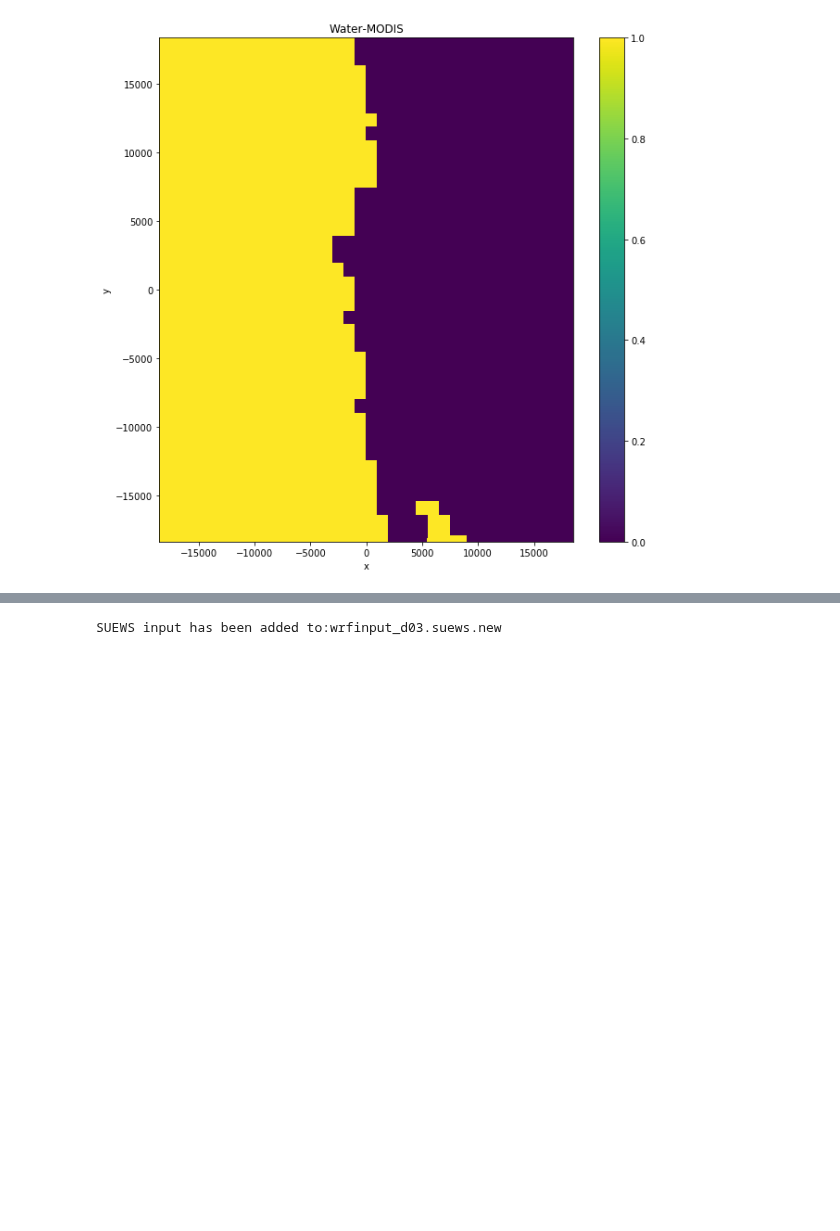
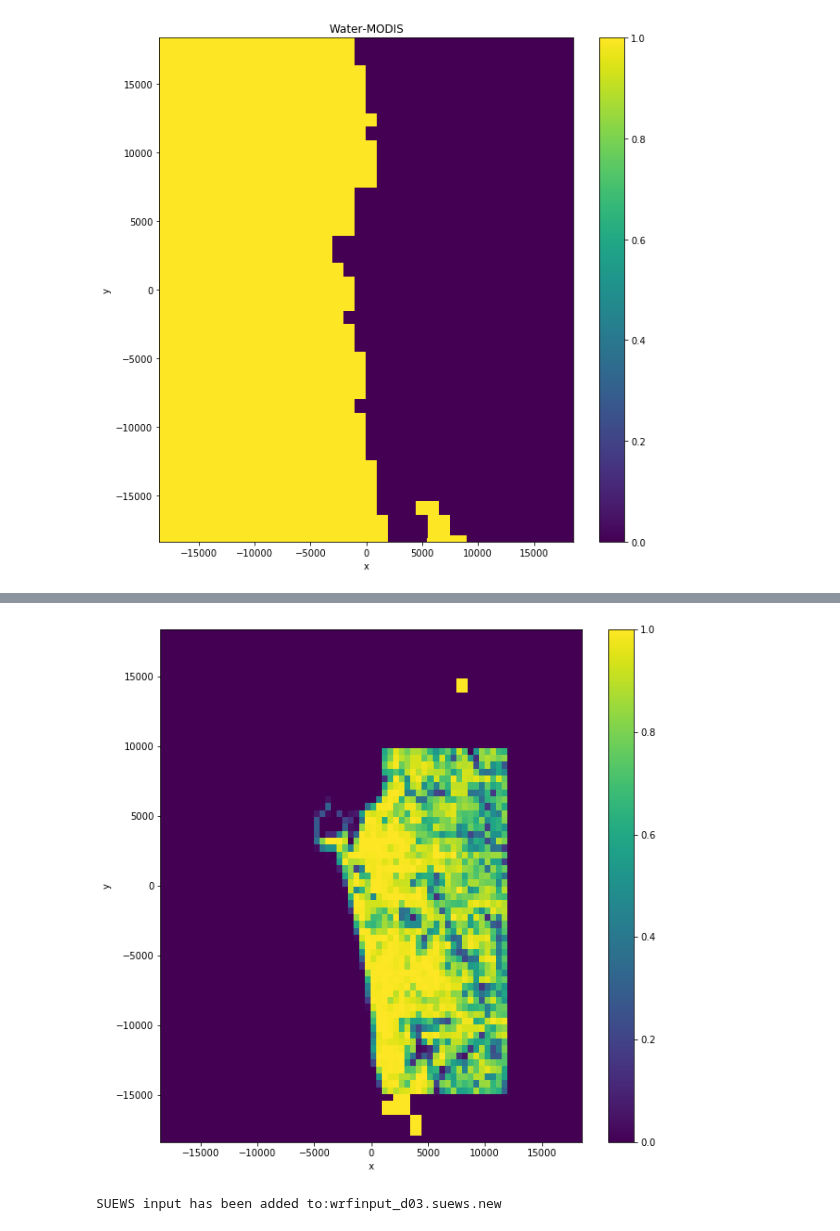
Before and after one commit to Urban-Meteorology-Reading/WRF-SUEWS, a Jupyter notebook: input-processor/pre-processor-SL/Other_modifies/Colombo/land_use.ipynb, the cells around one changed output, grey strips where cells are left out. Cells and saved outputs as stored; diff of their text form; code cells hidden in the pictures; blank space fills up the shorter version.

```diff
--- a/input-processor/pre-processor-SL/Other_modifies/Colombo/land_use.ipynb
+++ b/input-processor/pre-processor-SL/Other_modifies/Colombo/land_use.ipynb
@@ -116,3 +241,7 @@ pc_plot(wrf_X, wrf_Y,ds_base['LANDUSEF'].values[0,16,:,:],'Water-Modified')
+# %%
+pc_plot(wrf_X, wrf_Y,ds_base['LANDUSEF'].values[0,12,:,:],'')
+# %% [output]
+[figure, added]
 # %%
 ds_merged = ds_base.update(ds_base)
 
```
Also changed, not shown: parts of 15 cells of this notebook, 21 other files.
